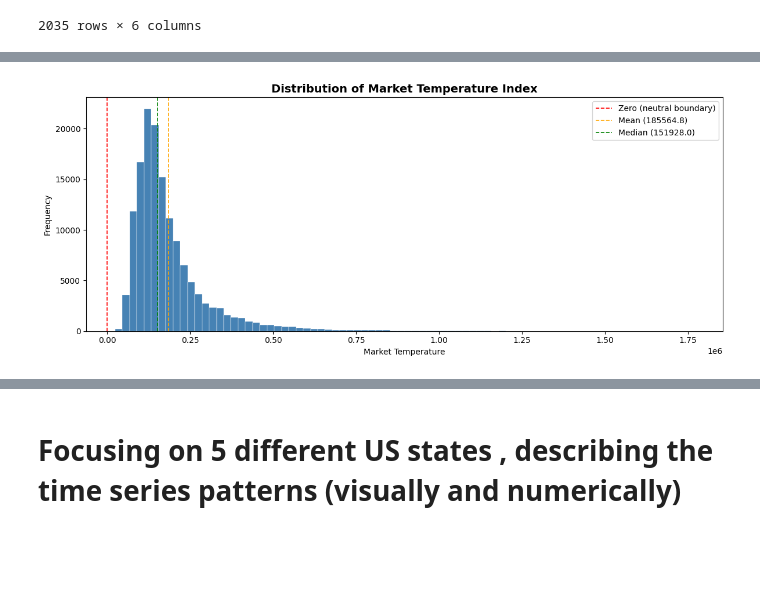
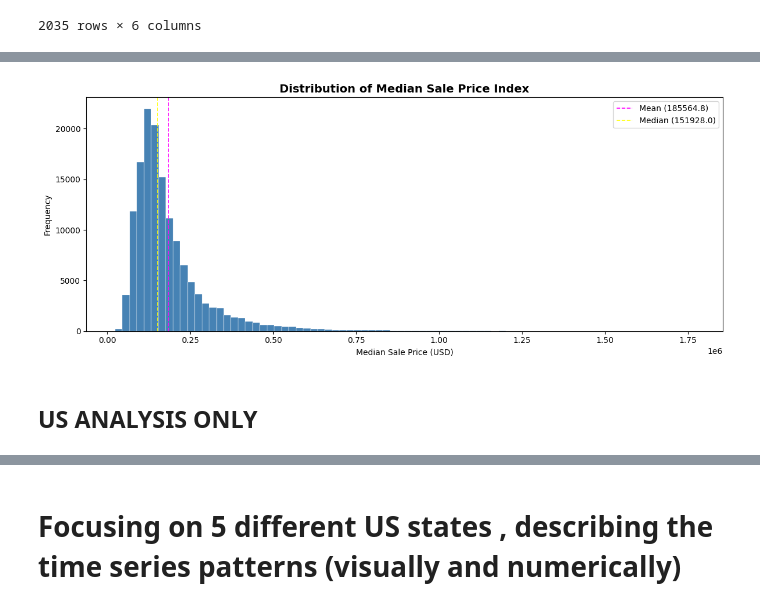
Before and after one commit to Onath/PropertyPriceForecasting, a Jupyter notebook: property_price_forecasting.ipynb, the cells around one changed output, grey strips where cells are left out. Cells and saved outputs as stored; diff of their text form; code cells hidden in the pictures; blank space fills up the shorter version.

```diff
--- a/property_price_forecasting.ipynb
+++ b/property_price_forecasting.ipynb
@@ -563,20 +663,22 @@ plt.show()
 # %%
 import matplotlib.pyplot as plt
 import matplotlib.ticker as ticker
 
 fig, ax = plt.subplots(figsize=(12, 5))
 
 ax.hist(df_sale_price_updated['MedianSalePrice'], bins=80, color='steelblue', edgecolor='white', linewidth=0.3)
 
-ax.axvline(0, color='red', linestyle='--', linewidth=1.2, label='Zero (neutral boundary)')
-ax.axvline(df_sale_price_updated['MedianSalePrice'].mean(), color='orange', linestyle='--', linewidth=1.2, label=f"Mean ({df_sale_price_updated['MedianSalePrice'].mean():.1f})")
-ax.axvline(df_sale_price_updated['MedianSalePrice'].median(), color='green', linestyle='--', linewidth=1.2, label=f"Median ({df_sale_price_updated['MedianSalePrice'].median():.1f})")
 
-ax.set_title('Distribution of Market Temperature Index', fontsize=14, weight='bold')
-ax.set_xlabel('Market Temperature')
+ax.axvline(df_sale_price_updated['MedianSalePrice'].mean(), color='magenta', linestyle='--', linewidth=1.2, label=f"Mean ({df_sale_price_updated['MedianSalePrice'].mean():.1f})")
+ax.axvline(df_sale_price_updated['MedianSalePrice'].median(), color='yellow', linestyle='--', linewidth=1.2, label=f"Median ({df_sale_price_updated['MedianSalePrice'].median():.1f})")
+
+ax.set_title('Distribution of Median Sale Price Index', fontsize=14, weight='bold')
+ax.set_xlabel('Median Sale Price (USD)')
 ax.set_ylabel('Frequency')
 ax.legend()
 plt.tight_layout()
 plt.show()
 # %% [output]
-[figure, old version]
+[figure, new version]
+# %% [markdown]
+## US ANALYSIS ONLY
```
Also changed, not shown: parts of 30 cells of this notebook.
